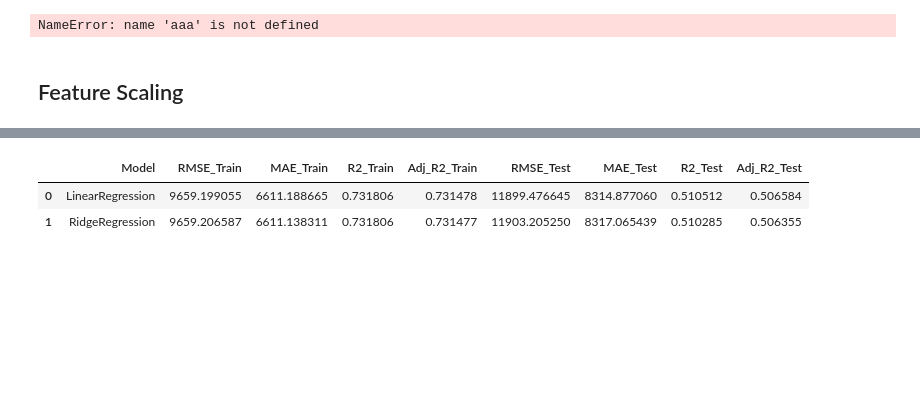
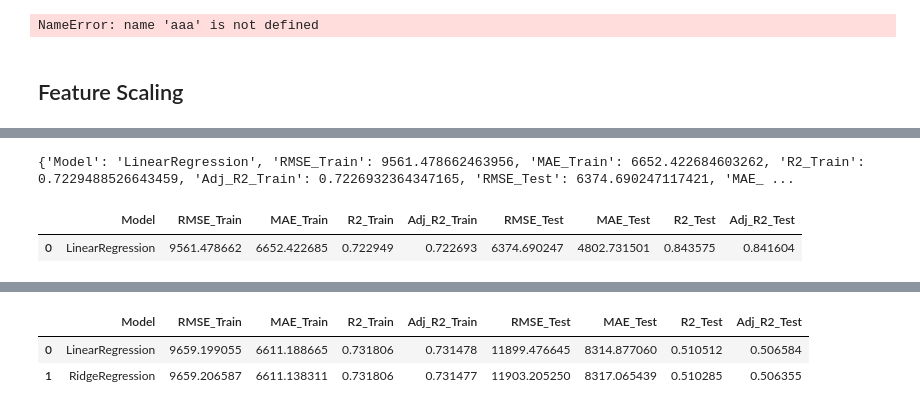
Before and after one commit to Dsite42/Capstone_Project_Rossmann, a Jupyter notebook: Capstone Projekt Rossmann - Feature Engineering.ipynb, the cells around one changed output, grey strips where cells are left out. Saved outputs shown, nothing was run; the diff lists cells and outputs as text; code cells hidden in the pictures; blank space fills up the shorter version.

```diff
--- a/Capstone Projekt Rossmann - Feature Engineering.ipynb
+++ b/Capstone Projekt Rossmann - Feature Engineering.ipynb
@@ -387,6 +395,9 @@ from sklearn.svm import SVR
 from sklearn.neighbors import KNeighborsRegressor
 from sklearn.metrics import mean_absolute_error as mae, mean_squared_error as mse, r2_score
 from math import sqrt
+from sklearn.preprocessing import StandardScaler
+from sklearn.preprocessing import MinMaxScaler
+from sklearn.preprocessing import RobustScaler
 
 
 df = df_nans_handeled_cat
@@ -433,43 +444,47 @@ def adj_r2_score(model, X, y):
 
 # Modelle definieren
 models = [
-    #('LinearRegression', LinearRegression(n_jobs=-1)),
+    ('LinearRegression', LinearRegression(n_jobs=-1)),
     #('RidgeRegression', Ridge(random_state=42)),
     #('LassoRegression', Lasso(random_state=42)),
     #('DecisionTreeRegressor', DecisionTreeRegressor(random_state=42)),
     #('RandomForestRegressor', RandomForestRegressor(n_jobs=-1, max_depth=10, random_state=42, n_estimators=100)),
-    ('SVR', SVR()),
+    #('SVR', SVR()),
     #('KNN', KNeighborsRegressor())
 ]
 
 # Ergebnis-DataFrame vorbereiten
 results = []
 
 # Modelle trainieren und Metriken auswerten
 for name, model in models:
     model.fit(X_train, y_train)
     y_train_pred = model.predict(X_train)
     y_test_pred = model.predict(X_test)
 
     results.append({
         'Model': name,
         'RMSE_Train': sqrt(mse(y_train, y_train_pred)),
         'MAE_Train': mae(y_train, y_train_pred),
         'R2_Train': r2_score(y_train, y_train_pred),
         'Adj_R2_Train': adj_r2_score(model, X_train, y_train),
         'RMSE_Test': sqrt(mse(y_test, y_test_pred)),
         'MAE_Test': mae(y_test, y_test_pred),
         'R2_Test': r2_score(y_test, y_test_pred),
         'Adj_R2_Test': adj_r2_score(model, X_test, y_test)
     })
 	#print last result
     print(results[-1])
 
 # Konvertieren Sie die Liste von Dictionaries in einen DataFrame
 results_df = pd.DataFrame(results)
 
 # Ergebnisse anzeigen
 results_df
+# %% [output]
+{'Model': 'LinearRegression', 'RMSE_Train': 9561.478662463956, 'MAE_Train': 6652.422684603262, 'R2_Train': 0.7229488526643459, 'Adj_R2_Train': 0.7226932364347165, 'RMSE_Test': 6374.690247117421, 'MAE_ ...
+|  | Model | RMSE_Train | MAE_Train | R2_Train | Adj_R2_Train | RMSE_Test | MAE_Test | R2_Test | Adj_R2_Test |
+| 0 | LinearRegression | 9561.478662 | 6652.422685 | 0.722949 | 0.722693 | 6374.690247 | 4802.731501 | 0.843575 | 0.841604 |
 # %%
 ############### Erstellt x splits in test und train wobei im jeweiligen test split die letzten 8 wochen jedes stores beinhaltet werden
 # und die splits mittels gap gleichmäßig verteilt werden
```
Also changed, not shown: parts of 9 cells of this notebook, 1 other file.
